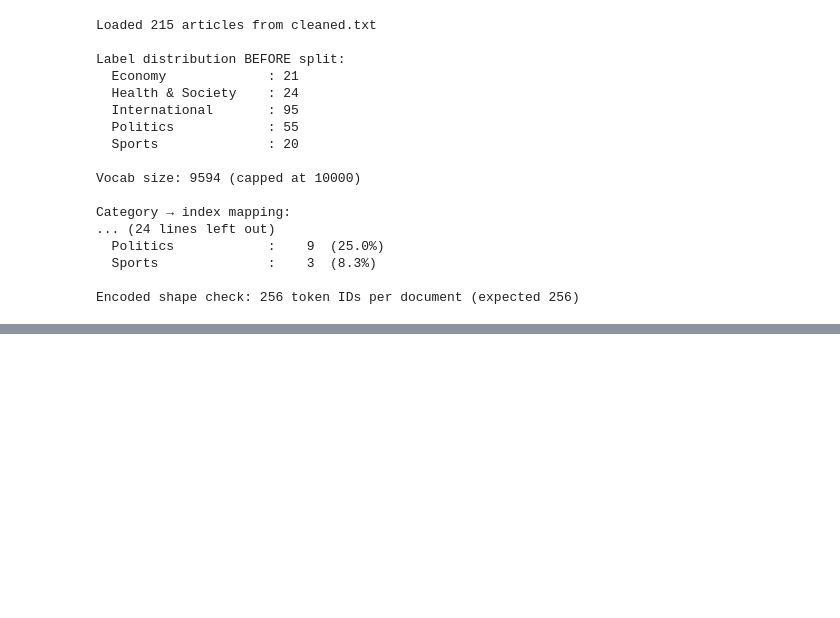
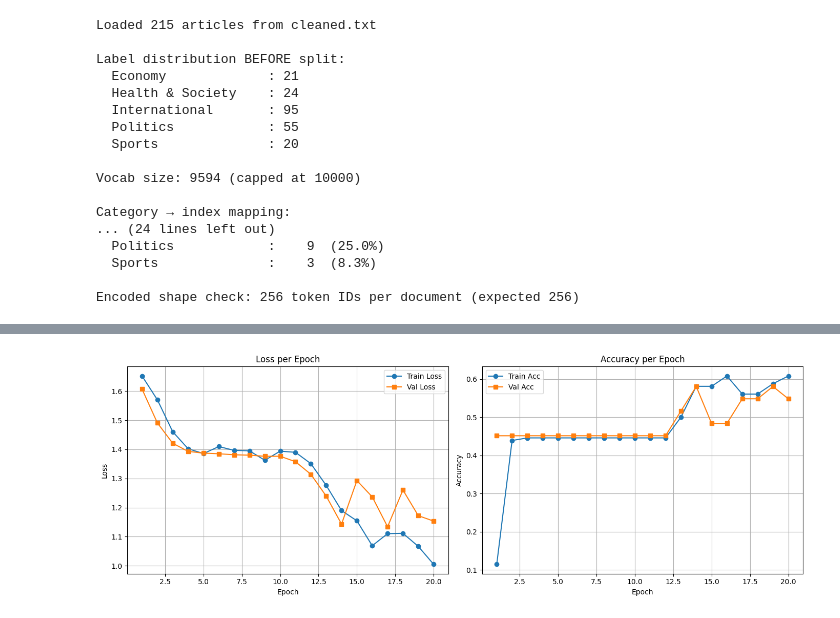
Before and after one commit to maryam2004-hub/i23-6004-NLP-Assignment2, a Jupyter notebook: code.ipynb, the cells around one changed output, grey strips where cells are left out. Cells and saved outputs as stored; diff of their text form; code cells hidden in the pictures; blank space fills up the shorter version.

Commit message:
Plotted graphs for the transformers

```diff
--- a/code.ipynb
+++ b/code.ipynb
@@ -2052,0 +2064,18 @@ Epoch  2  Train Loss: 1.5703  Acc: 0.4392  |  Val Loss: 1.4908  Acc: 0.4516  LR:
+# %%
+# ── PLOT ─────────────────────────────────────────────────────────
+fig, (ax1, ax2) = plt.subplots(1, 2, figsize=(14, 5))
+
+ax1.plot(range(1, EPOCHS+1), train_losses, label="Train Loss", marker='o')
+ax1.plot(range(1, EPOCHS+1), val_losses,   label="Val Loss",   marker='s')
+ax1.set_xlabel("Epoch"); ax1.set_ylabel("Loss")
+ax1.set_title("Loss per Epoch"); ax1.legend(); ax1.grid(True)
+
+ax2.plot(range(1, EPOCHS+1), train_accs, label="Train Acc", marker='o')
+ax2.plot(range(1, EPOCHS+1), val_accs,   label="Val Acc",   marker='s')
+ax2.set_xlabel("Epoch"); ax2.set_ylabel("Accuracy")
+ax2.set_title("Accuracy per Epoch"); ax2.legend(); ax2.grid(True)
+
+plt.tight_layout()
+plt.show()
+# %% [output]
+[figure, added]
```
Also changed, not shown: parts of 1 cell of this notebook.
